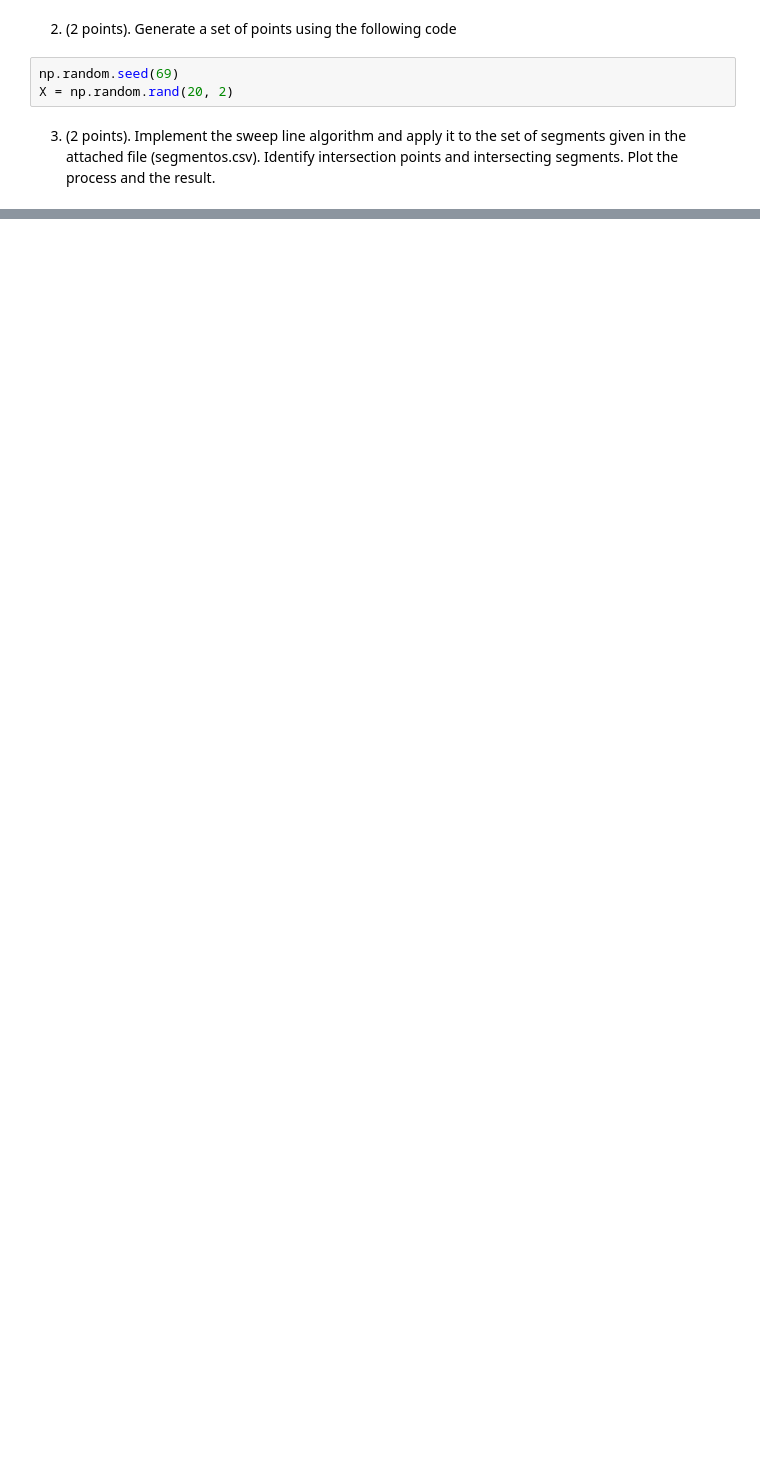
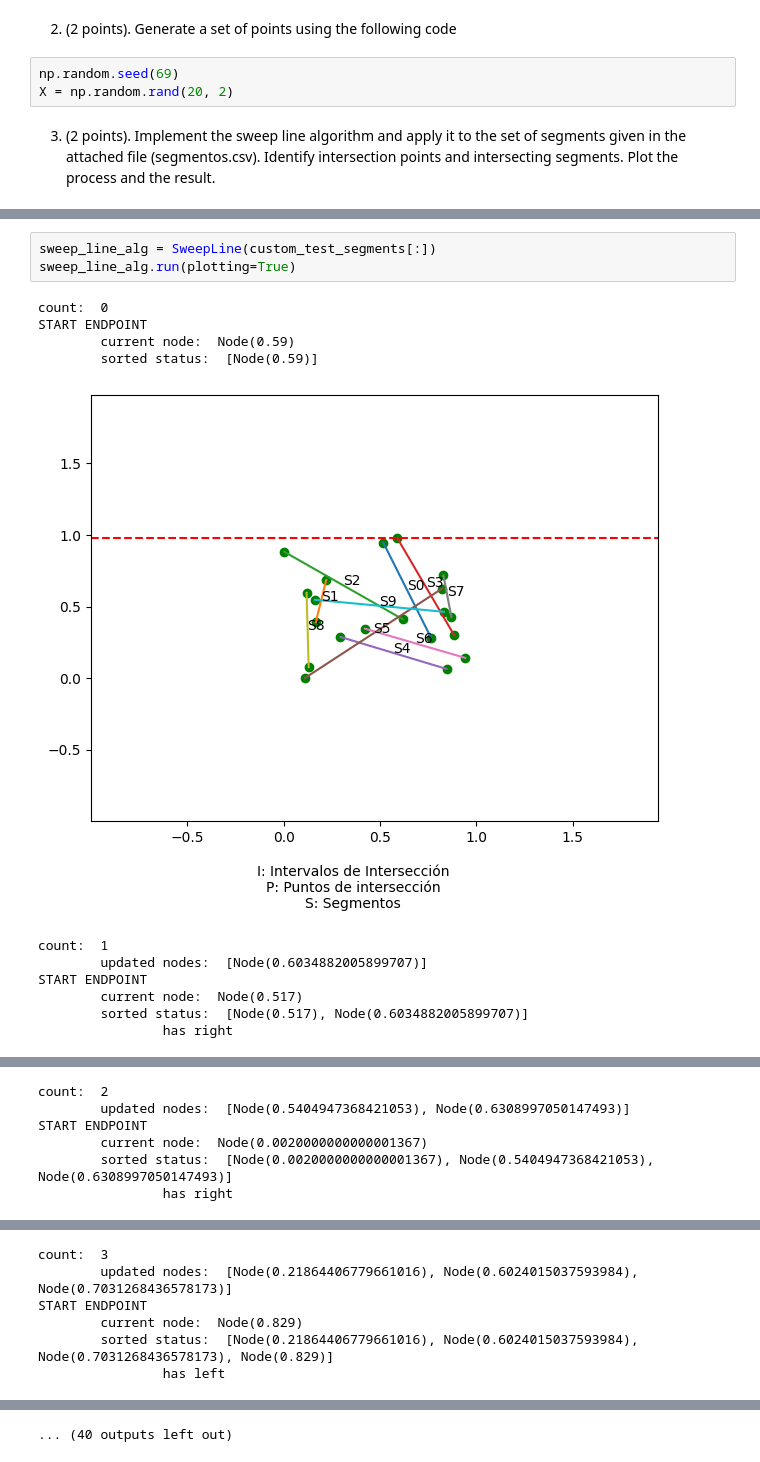
Before and after one commit to DaveAlsina/8tavoSemestre, a Jupyter notebook: geometria/tarea1/tarea1.ipynb, the cells around one changed output, grey strips where cells are left out. Drawn from its saved outputs; the diff is of its cells as text; blank space fills up the shorter version.

Commit message:
update, sweep line working to 90%

```diff
--- a/geometria/tarea1/tarea1.ipynb
+++ b/geometria/tarea1/tarea1.ipynb
@@ -83,0 +102,15 @@ segments. Plot the process and the result.
+# %%
+sweep_line_alg = SweepLine(custom_test_segments[:])
+sweep_line_alg.run(plotting=True)
+# %% [output]
+count:  0
+START ENDPOINT
+        current node:  Node(0.59)
+        sorted status:  [Node(0.59)]
+[figure, added]
+count:  1
+        updated nodes:  [Node(0.6034882005899707)]
+START ENDPOINT
+        current node:  Node(0.517)
+        sorted status:  [Node(0.517), Node(0.6034882005899707)]
+                has right
@@ -83,0 +118,6 @@ segments. Plot the process and the result.
+count:  2
+        updated nodes:  [Node(0.5404947368421053), Node(0.6308997050147493)]
+START ENDPOINT
+        current node:  Node(0.0020000000000001367)
+        sorted status:  [Node(0.0020000000000001367), Node(0.5404947368421053), Node(0.6308997050147493)]
+                has right
@@ -83,0 +125,6 @@ segments. Plot the process and the result.
+count:  3
+        updated nodes:  [Node(0.21864406779661016), Node(0.6024015037593984), Node(0.7031268436578173)]
+START ENDPOINT
+        current node:  Node(0.829)
+        sorted status:  [Node(0.21864406779661016), Node(0.6024015037593984), Node(0.7031268436578173), Node(0.829)]
+                has left
@@ -83,0 +147 @@ segments. Plot the process and the result.
+... (40 outputs left out)
```
Also changed, not shown: parts of 6 cells of this notebook, 12 other files.
